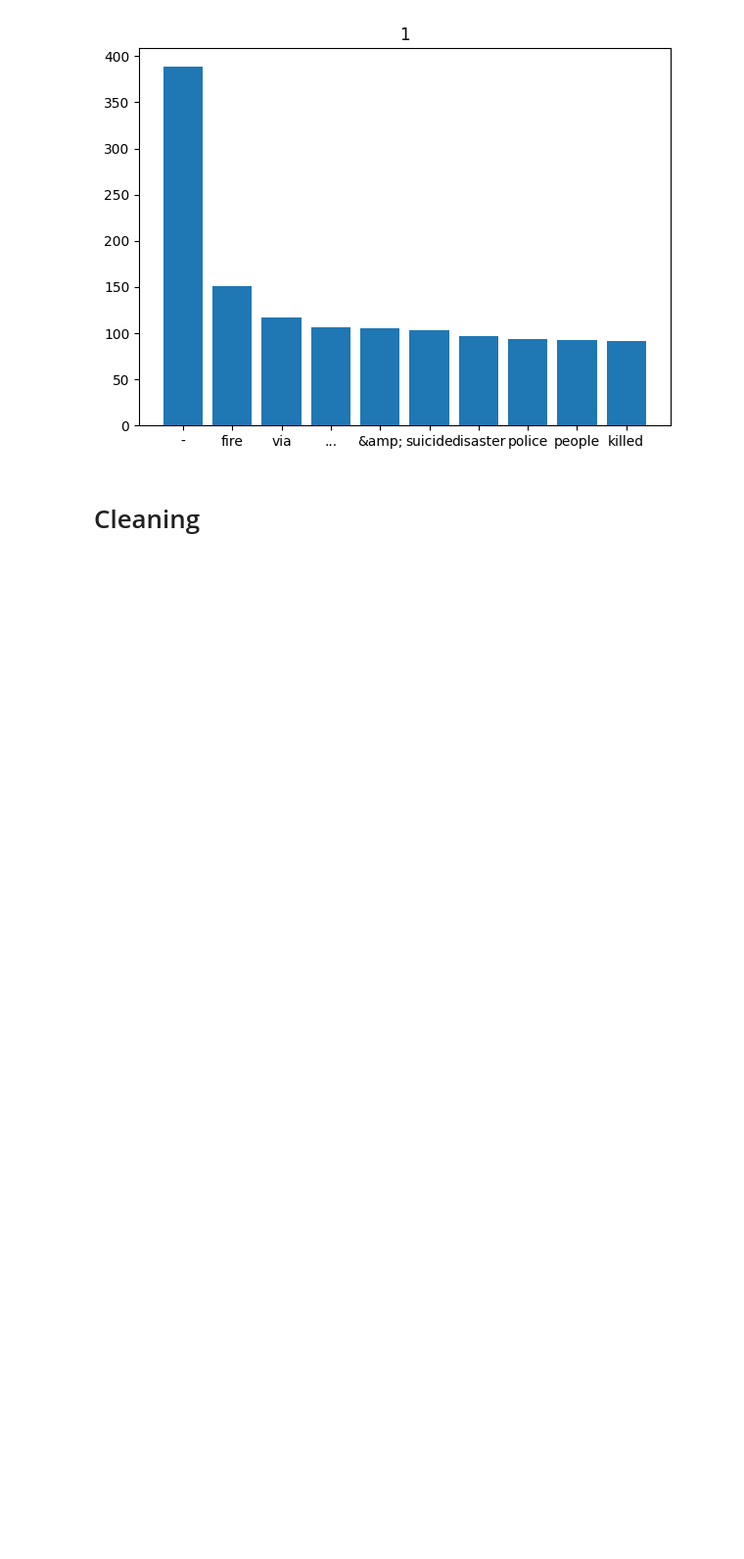
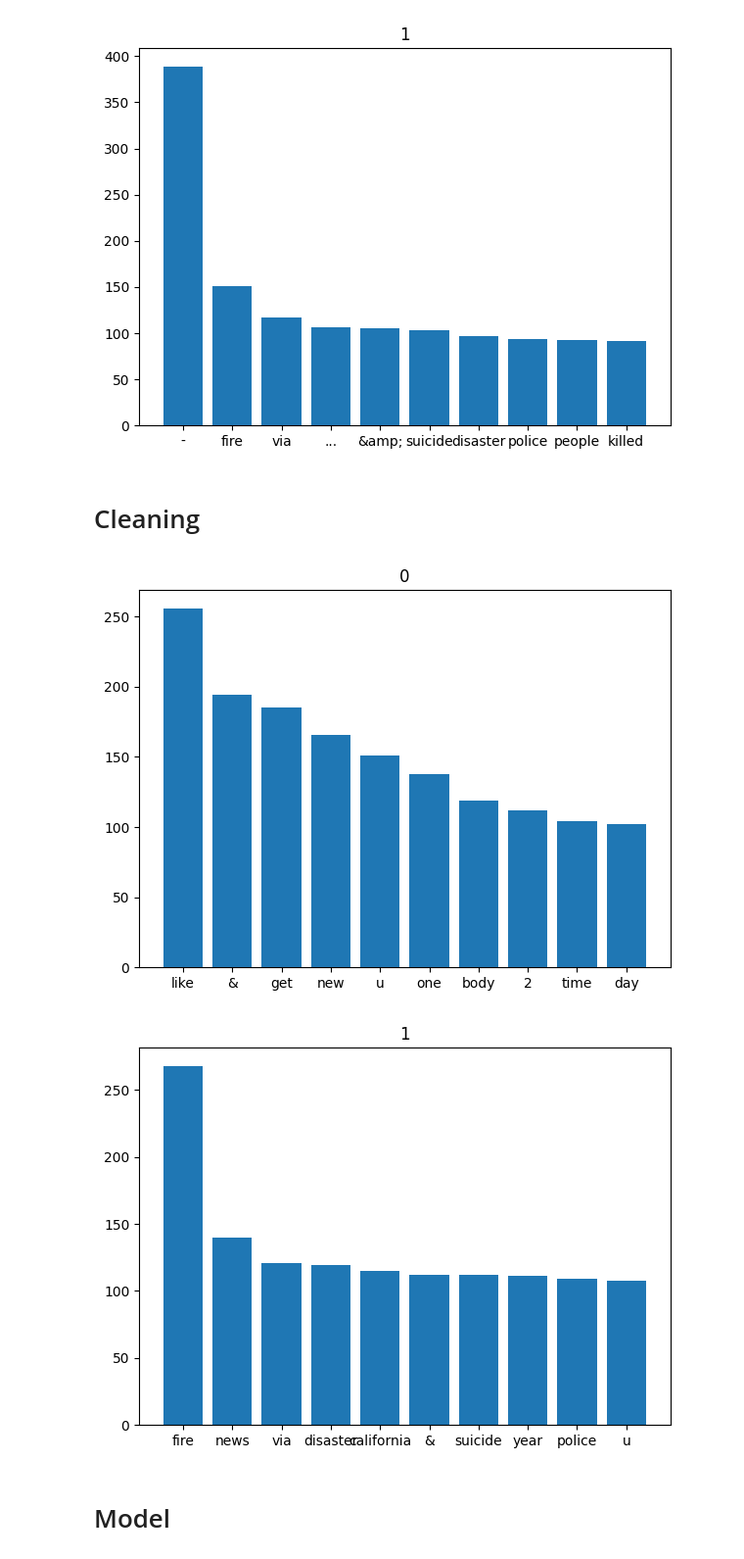
Before and after one commit to alex-gdv/nlp-disaster-tweets, a Jupyter notebook: main.ipynb, the cells around one changed output. Shown: that part at 98% size. Cells and saved outputs as stored; diff of their text form; code cells hidden in the pictures; blank space fills up the shorter version.

Commit message:
finished data cleaning

```diff
--- a/main.ipynb
+++ b/main.ipynb
@@ -71,7 +67,7 @@ def plot_top_n_words(label, plot_stop=False):
 
     corpus_dict = defaultdict(int)
     for word in corpus:
-        if plot_stop and word in STOP:
+        if plot_stop:
             corpus_dict[word] += 1
         elif not plot_stop and word not in STOP:
             corpus_dict[word] += 1
@@ -91,9 +87,25 @@ plot_top_n_words(label=1)
 # %% [markdown]
 # Cleaning
 # %%
+from nltk.stem import WordNetLemmatizer
+# nltk.download("wordnet")
+
+LEM = WordNetLemmatizer()
+
 def clean_text(t):
-    t = re.sub(r"[^\w\s*]", " ", t.lower())
+    t = re.sub(r"&(amp;)+", "&", t)
+    t = re.sub(r"[^\w\s*|&]|http\S+|Û_", " ", t)
+    t = t.lower()
     lst = [word for word in t.split() if word not in STOP]
     lst = [LEM.lemmatize(word) for word in lst]
     t = " ".join(lst)
     return t
+# %%
+df["text"] = df["text"].apply(lambda x: clean_text(x))
+plot_top_n_words(label=0)
+plot_top_n_words(label=1)
+# %% [output]
+[figure, added]
+[figure, added]
+# %% [markdown]
+# Model
```
Also changed, not shown: parts of 3 cells of this notebook.
